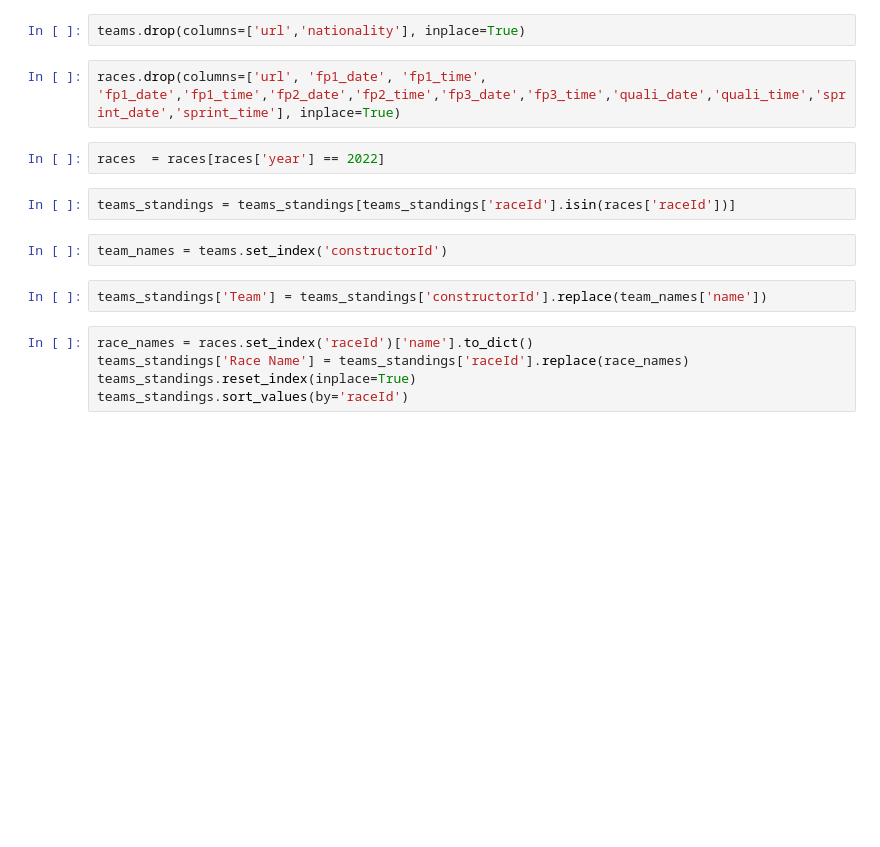
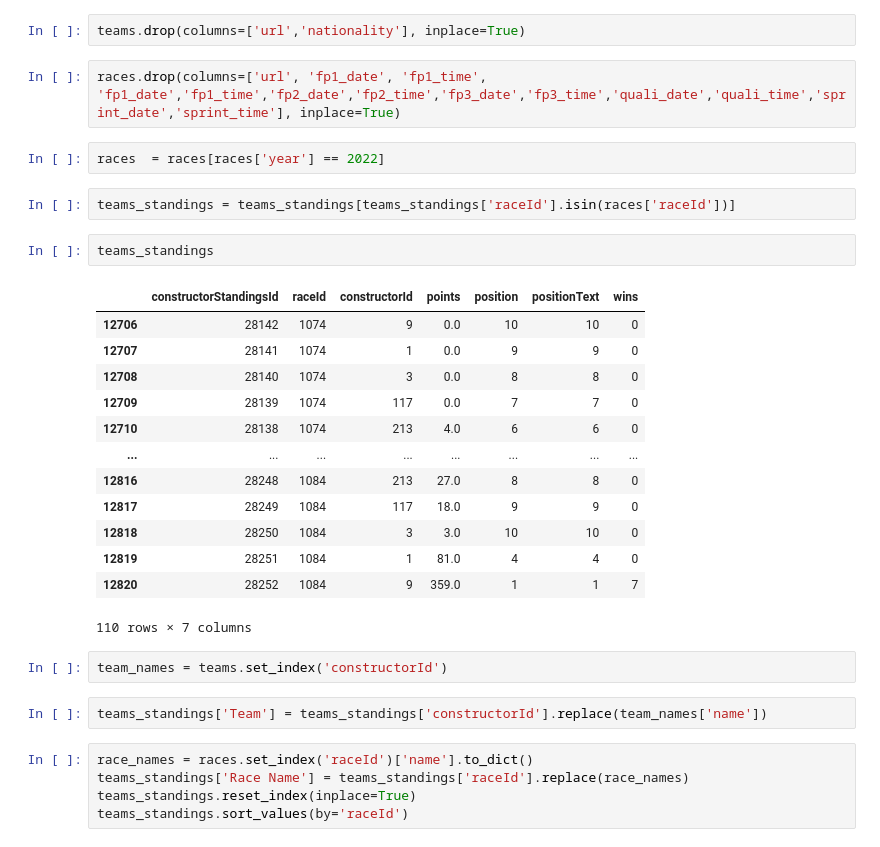
Before and after one commit to SpencerReno/Formula_one, a Jupyter notebook: 2022_season/team_champ.ipynb, the cells around one changed output. Saved outputs shown, nothing was run; the diff lists cells and outputs as text; blank space fills up the shorter version.

```diff
--- a/2022_season/team_champ.ipynb
+++ b/2022_season/team_champ.ipynb
@@ -15,6 +15,22 @@ races.drop(columns=['url', 'fp1_date', 'fp1_time', 'fp1_date','fp1_time','fp2_da
 races  = races[races['year'] == 2022]
 # %%
 teams_standings = teams_standings[teams_standings['raceId'].isin(races['raceId'])]
+# %%
+teams_standings
+# %% [output]
+|  | constructorStandingsId | raceId | constructorId | points | position | positionText | wins |
+| 12706 | 28142 | 1074 | 9 | 0.0 | 10 | 10 | 0 |
+| 12707 | 28141 | 1074 | 1 | 0.0 | 9 | 9 | 0 |
+| 12708 | 28140 | 1074 | 3 | 0.0 | 8 | 8 | 0 |
+| 12709 | 28139 | 1074 | 117 | 0.0 | 7 | 7 | 0 |
+| 12710 | 28138 | 1074 | 213 | 4.0 | 6 | 6 | 0 |
+| ... | ... | ... | ... | ... | ... | ... | ... |
+| 12816 | 28248 | 1084 | 213 | 27.0 | 8 | 8 | 0 |
+| 12817 | 28249 | 1084 | 117 | 18.0 | 9 | 9 | 0 |
+| 12818 | 28250 | 1084 | 3 | 3.0 | 10 | 10 | 0 |
+| 12819 | 28251 | 1084 | 1 | 81.0 | 4 | 4 | 0 |
+| 12820 | 28252 | 1084 | 9 | 359.0 | 1 | 1 | 7 |
+110 rows × 7 columns
 # %%
 team_names = teams.set_index('constructorId')
 # %%
```
Also changed, not shown: parts of 2 cells of this notebook.
